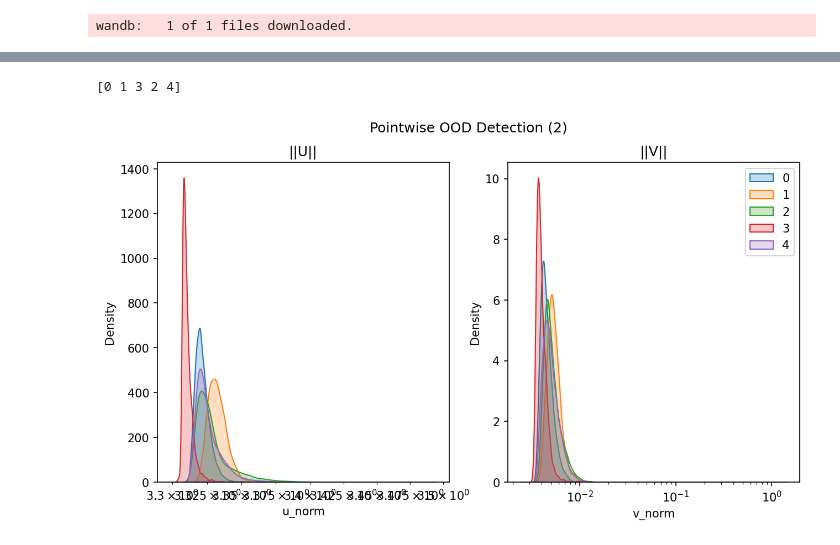
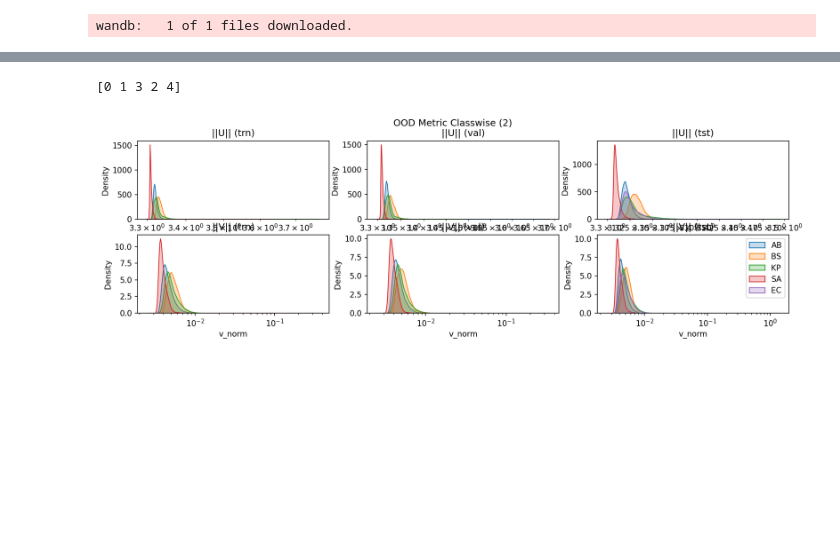
Before and after one commit to yasithdev/qpm-amrb-new, a Jupyter notebook: assets/runs/eval_qpm_species_flow_mse_M128_ood_2.ipynb, the cells around one changed output, grey strips where cells are left out. Drawn from its saved outputs; the diff is of its cells as text; code cells hidden in the pictures; blank space fills up the shorter version.

```diff
--- a/assets/runs/eval_qpm_species_flow_mse_M128_ood_2.ipynb
+++ b/assets/runs/eval_qpm_species_flow_mse_M128_ood_2.ipynb
@@ -46,8 +46,9 @@ Loaded 12662 images
 Dataset type test label type: species
 Loaded 12662 images
 # %%
-# model id for each ood_k
-model_ids = ['3qdutcy1', 'czgx4bod', '72y7x1fk', 'cqp59iho', 'fwur6c78']
-model_id = model_ids[config.ood[0]]
-print(model_id)
+# model ids
+model_ids = {"0": '3qdutcy1', "1": 'czgx4bod', "2": '72y7x1fk', "3": 'cqp59iho', "4": 'fwur6c78'}
+ood_str = ":".join(map(str, config.ood))
+model_id = model_ids[ood_str]
+print(ood_str, model_id)
 # %% [output]
@@ -68,7 +69,8 @@ wandb:   1 of 1 files downloaded.
 train_loader = dm.train_dataloader()
 val_loader = dm.val_dataloader()
 test_loader = dm.test_dataloader()
-predict_loader = dm.predict_dataloader()
+if ood_str:
+    predict_loader = dm.predict_dataloader()
 # %%
 from models.common import edl_probs
 from tqdm import tqdm
@@ -206,53 +287,89 @@ Rnd 9.380471 12.405969 3.0254974
 KstestResult(statistic=0.10716923378523241, pvalue=1.4055239111849826e-281, statistic_location=0.0047226055, statistic_sign=1)
 # %%
-df = pd.concat([data_ind, data_ood], axis=0)
-print(df['target'].unique())
+if ood_str:
+    data_tst = pd.concat([data_ind, data_ood], axis=0)
+else:
+    data_tst = data_ind
+print(data_tst['target'].unique())
 
 N = 128
 
-pointwise = {}
-groupwise = {}
+pointwise_trn = {}
+pointwise_val = {}
+pointwise_tst = {}
+
+groupwise_trn = {}
+groupwise_val = {}
+groupwise_tst = {}
 
 for i in range(5):
-    df_slice = df[df['target'] == i]
-    pointwise[i] = df_slice.copy()
-    d = df_slice.rolling(N).agg(['mean', 'std']).dropna()
-    groupwise[i] = d.copy()
+    df_trn = data_trn[data_trn['target'] == i]
+    df_val = data_val[data_val['target'] == i]
+    df_tst = data_tst[data_tst['target'] == i]
+    pointwise_trn[i] = df_trn.copy()
+    pointwise_val[i] = df_val.copy()
+    pointwise_tst[i] = df_tst.copy()
+    groupwise_trn[i] = df_trn.rolling(N).agg(['mean', 'std']).dropna().copy()
+    groupwise_val[i] = df_val.rolling(N).agg(['mean', 'std']).dropna().copy()
+    groupwise_tst[i] = df_tst.rolling(N).agg(['mean', 'std']).dropna().copy()
 
 # pointwise
-fig, (ax1, ax2) = plt.subplots(1, 2, figsize = (10, 5))
-fig.suptitle(f"Pointwise OOD Detection ({':'.join(map(str,config.ood))})")
+fig, ([ax1, ax2, ax3], [ax4, ax5, ax6]) = plt.subplots(2, 3, figsize = (15, 4))
+fig.suptitle(f"OOD Metric Classwise ({ood_str})")
 
 for i in range(5):
-    data = pointwise[i]
-    i = str(i)
-    sns.kdeplot(data=data, x="u_norm", log_scale=True, fill=True, label=i, ax=ax1)
-    sns.kdeplot(data=data, x="v_norm", log_scale=True, fill=True, label=i, ax=ax2)
+    df_trn = pointwise_trn[i]
+    df_val = pointwise_val[i]
+    df_tst = pointwise_tst[i]
+    if len(df_trn) > 0:
+        sns.kdeplot(data=df_trn, x="u_norm", log_scale=True, fill=True, label=config.labels[i], ax=ax1)
+        sns.kdeplot(data=df_trn, x="v_norm", log_scale=True, fill=True, label=config.labels[i], ax=ax4)
+    if len(df_val) > 0:
+        sns.kdeplot(data=df_val, x="u_norm", log_scale=True, fill=True, label=config.labels[i], ax=ax2)
+        sns.kdeplot(data=df_val, x="v_norm", log_scale=True, fill=True, label=config.labels[i], ax=ax5)
+    if len(df_tst) > 0:
+        sns.kdeplot(data=df_tst, x="u_norm", log_scale=True, fill=True, label=config.labels[i], ax=ax3)
+        sns.kdeplot(data=df_tst, x="v_norm", log_scale=True, fill=True, label=config.labels[i], ax=ax6)
 
-ax1.title.set_text('||U||')
-ax2.title.set_text('||V||')
+ax1.title.set_text('||U|| (trn)')
+ax2.title.set_text('||U|| (val)')
+ax3.title.set_text('||U|| (tst)')
+ax4.title.set_text('||V|| (trn)')
+ax5.title.set_text('||V|| (val)')
+ax6.title.set_text('||V|| (tst)')
 plt.legend()
 plt.show()
 
-
 # groupwise
-fig, (ax1, ax2, ax3, ax4) = plt.subplots(1, 4, figsize = (20, 5))
-fig.suptitle(f"Groupwise OOD Detection ({':'.join(map(str,config.ood))})")
+fig, ([ax1, ax2, ax3, ax4], [ax5, ax6, ax7, ax8], [ax9, axA, axB, axC]) = plt.subplots(3, 4, figsize = (20, 6))
+fig.suptitle(f"OOD Metric Classwise Grouped ({ood_str})")
 
 for i in range(5):
-    data = groupwise[i]
-    i = str(i)
-    sns.kdeplot(data=data.u_norm, x="mean", log_scale=True, fill=True, label=i, ax=ax1)
-    sns.kdeplot(data=data.u_norm, x="std", log_scale=True, fill=True, label=i, ax=ax2)
-    sns.kdeplot(data=data.v_norm, x="mean", log_scale=True, fill=True, label=i, ax=ax3)
-    sns.kdeplot(data=data.v_norm, x="std", log_scale=True, fill=True, label=i, ax=ax4)
+    df_trn = groupwise_trn[i]
+    df_val = groupwise_val[i]
+    df_tst = groupwise_tst[i]
+    if len(df_trn) > 0:
+        sns.kdeplot(data=df_trn.u_norm, x="mean", log_scale=True, fill=True, label=config.labels[i], ax=ax1)
+        sns.kdeplot(data=df_trn.u_norm, x="std", log_scale=True, fill=True, label=config.labels[i], ax=ax2)
+        sns.kdeplot(data=df_trn.v_norm, x="mean", log_scale=True, fill=True, label=config.labels[i], ax=ax3)
+        sns.kdeplot(data=df_trn.v_norm, x="std", log_scale=True, fill=True, label=config.labels[i], ax=ax4)
+    if len(df_val) > 0:
+        sns.kdeplot(data=df_val.u_norm, x="mean", log_scale=True, fill=True, label=config.labels[i], ax=ax5)
+        sns.kdeplot(data=df_val.u_norm, x="std", log_scale=True, fill=True, label=config.labels[i], ax=ax6)
+        sns.kdeplot(data=df_val.v_norm, x="mean", log_scale=True, fill=True, label=config.labels[i], ax=ax7)
+        sns.kdeplot(data=df_val.v_norm, x="std", log_scale=True, fill=True, label=config.labels[i], ax=ax8)
+    if len(df_tst) > 0:
+        sns.kdeplot(data=df_tst.u_norm, x="mean", log_scale=True, fill=True, label=config.labels[i], ax=ax9)
+        sns.kdeplot(data=df_tst.u_norm, x="std", log_scale=True, fill=True, label=config.labels[i], ax=axA)
+        sns.kdeplot(data=df_tst.v_norm, x="mean", log_scale=True, fill=True, label=config.labels[i], ax=axB)
+        sns.kdeplot(data=df_tst.v_norm, x="std", log_scale=True, fill=True, label=config.labels[i], ax=axC)
 
 ax1.title.set_text('||U|| mean')
 ax2.title.set_text('||U|| std')
 ax3.title.set_text('||V|| mean')
 ax4.title.set_text('||V|| std')
 plt.legend()
 plt.show()
 # %% [output]
 [0 1 3 2 4]
-[figure, old version]
+[figure, new version]
```
Also changed, not shown: parts of 10 cells of this notebook, 16 other files.
